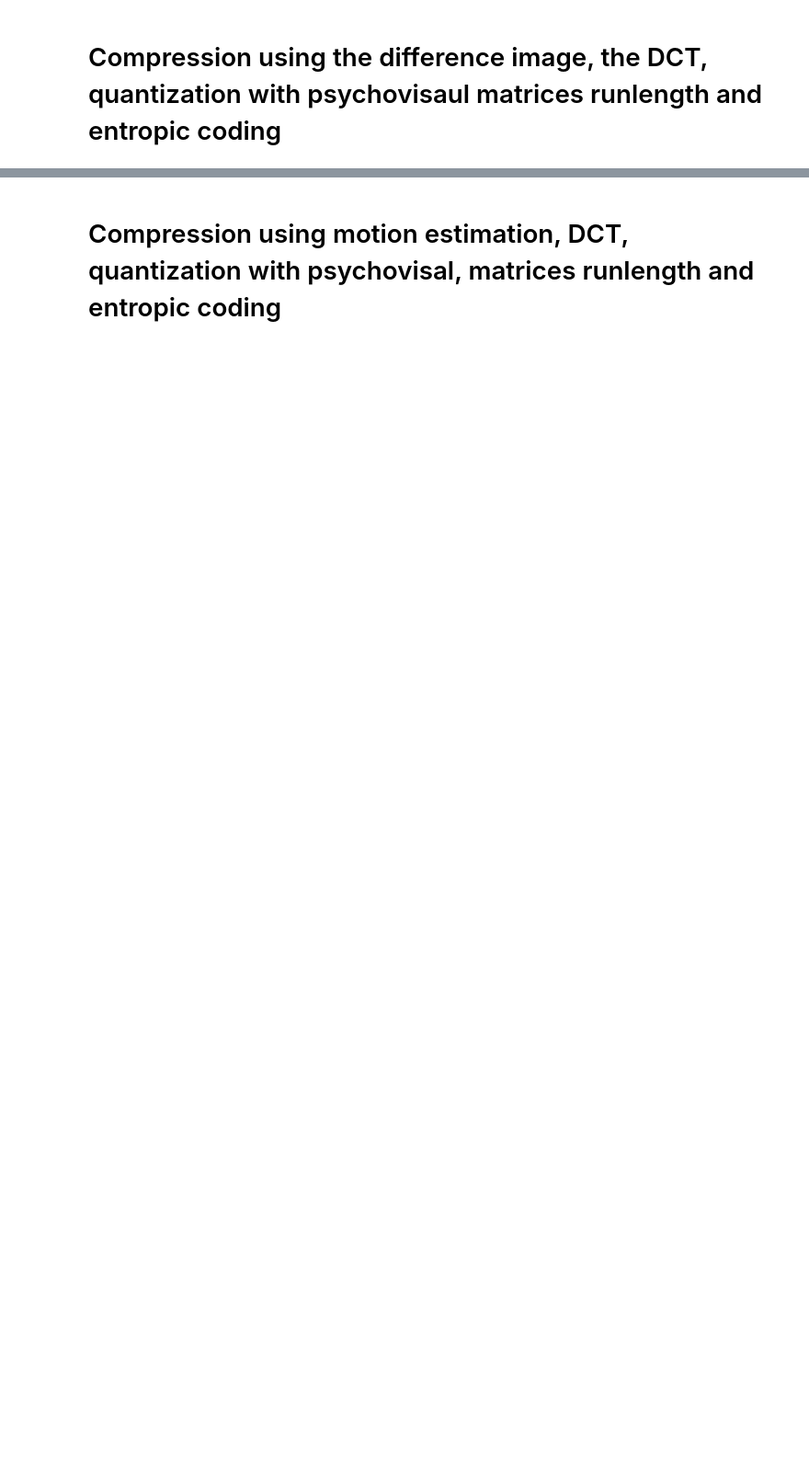
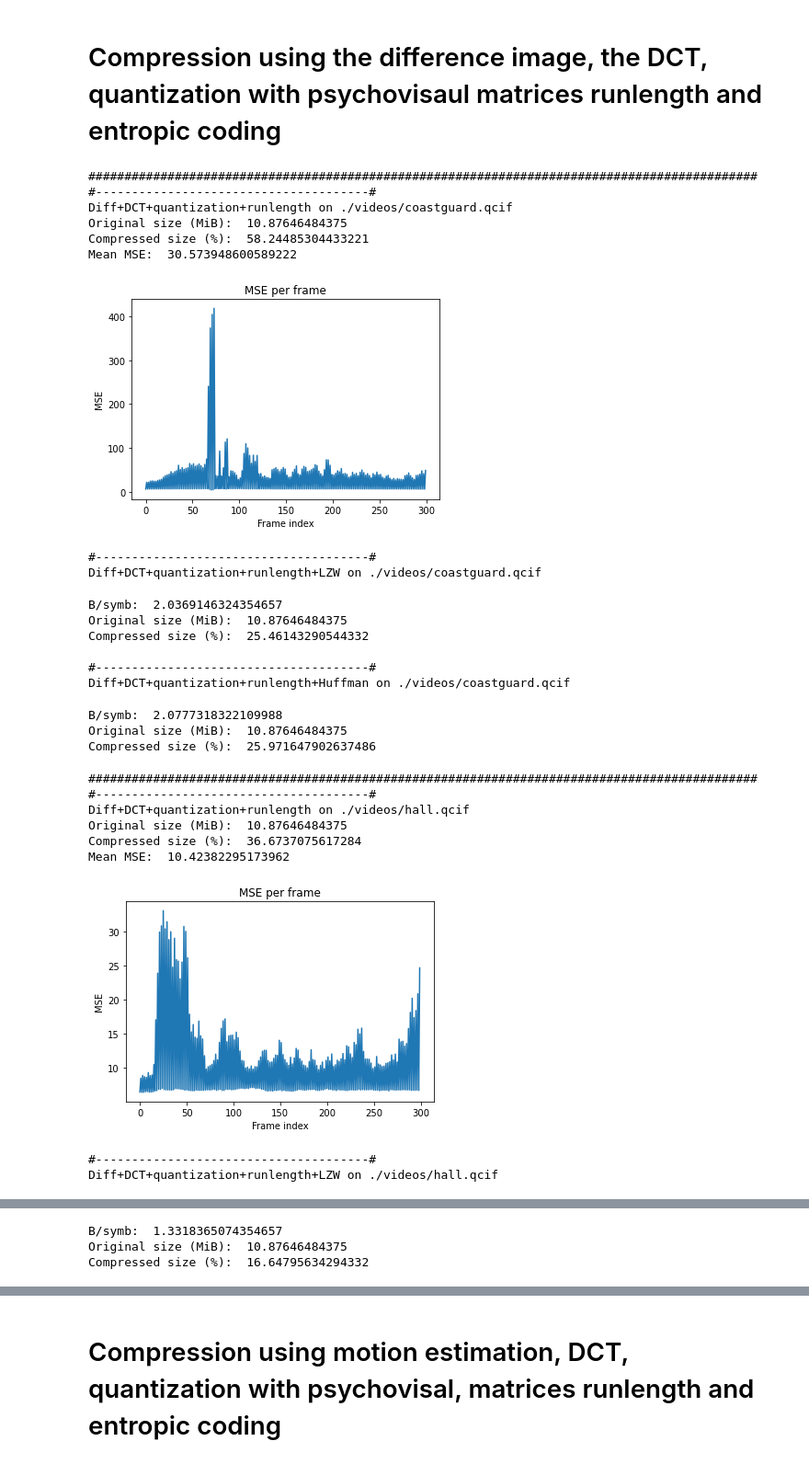
Before and after one commit to alexandre-lefebv/data_compression, a Jupyter notebook: main.ipynb, the cells around one changed output, grey strips where cells are left out. Shown at 92% size. Drawn from its saved outputs; the diff is of its cells as text; code cells hidden in the pictures; blank space fills up the shorter version.

```diff
--- a/main.ipynb
+++ b/main.ipynb
@@ -89,38 +130,60 @@ for fname in videos_names[0:1]:
 # %% [markdown]
 # Compression using the difference image, the DCT, quantization with psychovisaul matrices runlength and entropic coding
 # %%
-nb_diff_frame = 1
+nb_diff_frame = 2
 offset_seq = [128,0]
 
-for fname in videos_names[1:2]:
+for fname in videos_names:
     frames = read_qcif(fname)
     nb_frames = len(frames)
 
     diff = Difference_image_compute(frames, nb_diff_frame)
     dct = DCT_compute(diff,Q='opti',offset=offset_seq)
     decompressed_diff = DCT_inverse(dct,offset=offset_seq)
     decompressed_data = Difference_image_reverse(decompressed_diff,nb_diff_frame)
     save_qcif("test_res_diffdct.qcif",decompressed_data)
-    print()
+    print("#############################################################################################")
     print("#--------------------------------------#")
     print("Diff+DCT+quantization+runlength on "+fname)
     print("Original size (MiB): ", frames.size/1024**2)
     print("Compressed size (%): ", dct.size/frames.size*100)
     quality_benchmark(frames,decompressed_data)
     print()
     print("#--------------------------------------#")
     print("Diff+DCT+quantization+runlength+LZW on "+fname)
     bitstream = LZW_encode(np.array(dct.flatten()))
-    decompressed_dct  = LZW_decode(bitstream)
-    decompressed_diff = DCT_inverse(decompressed_dct,offset=offset_seq).reshape(nb_frames,-1)
-    decompressed_data = Difference_image_reverse(decompressed_diff,nb_diff_frame)
     compression_benchmark(frames,bitstream)
     print()
     print("#--------------------------------------#")
     print("Diff+DCT+quantization+runlength+Huffman on "+fname)
     bitstream = Huffman_encode(np.array(dct.flatten()))
-    decompressed_dct = Huffman_decode(bitstream)
-    decompressed_diff = DCT_inverse(decompressed_dct,offset=offset_seq).reshape(nb_frames,-1)
-    decompressed_data = Difference_image_reverse(decompressed_diff,nb_diff_frame)
     compression_benchmark(frames,bitstream)
     print("\n\n")
+# %% [output]
+#############################################################################################
+#--------------------------------------#
+Diff+DCT+quantization+runlength on ./videos/coastguard.qcif
+Original size (MiB):  10.87646484375
+Compressed size (%):  58.24485304433221
+Mean MSE:  30.573948600589222
+[figure, added]
+#--------------------------------------#
+Diff+DCT+quantization+runlength+LZW on ./videos/coastguard.qcif
+B/symb:  2.0369146324354657
+Original size (MiB):  10.87646484375
+Compressed size (%):  25.46143290544332
+
+#--------------------------------------#
+Diff+DCT+quantization+runlength+Huffman on ./videos/coastguard.qcif
+B/symb:  2.0777318322109988
+Original size (MiB):  10.87646484375
+Compressed size (%):  25.971647902637486
+#############################################################################################
+#--------------------------------------#
+Diff+DCT+quantization+runlength on ./videos/hall.qcif
+Original size (MiB):  10.87646484375
+Compressed size (%):  36.6737075617284
+Mean MSE:  10.42382295173962
+[figure, added]
+#--------------------------------------#
+Diff+DCT+quantization+runlength+LZW on ./videos/hall.qcif
@@ -126,0 +196,3 @@ for fname in videos_names[1:2]:
+B/symb:  1.3318365074354657
+Original size (MiB):  10.87646484375
+Compressed size (%):  16.64795634294332
```
Also changed, not shown: parts of 5 cells of this notebook, 3 other files.
